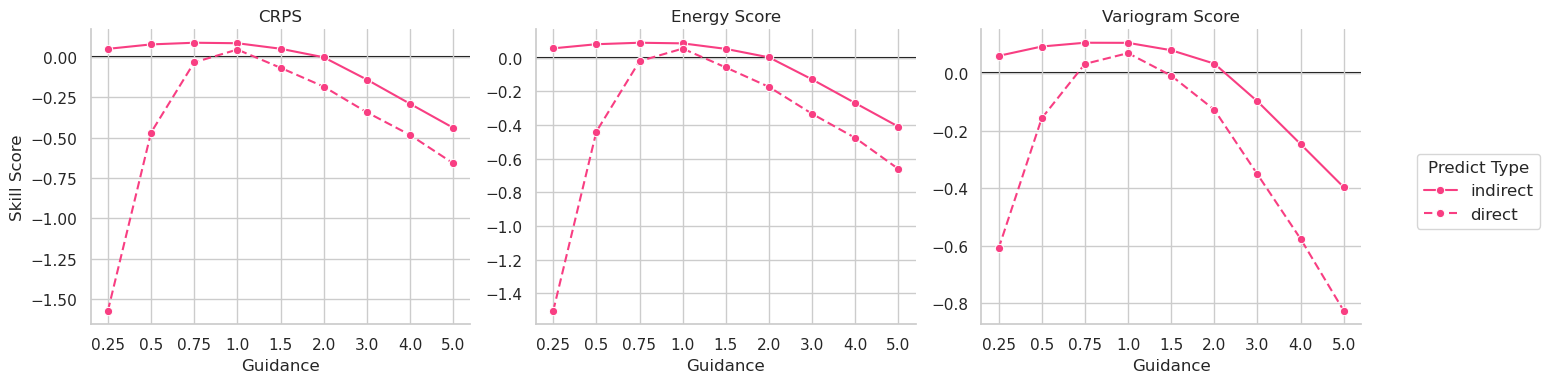
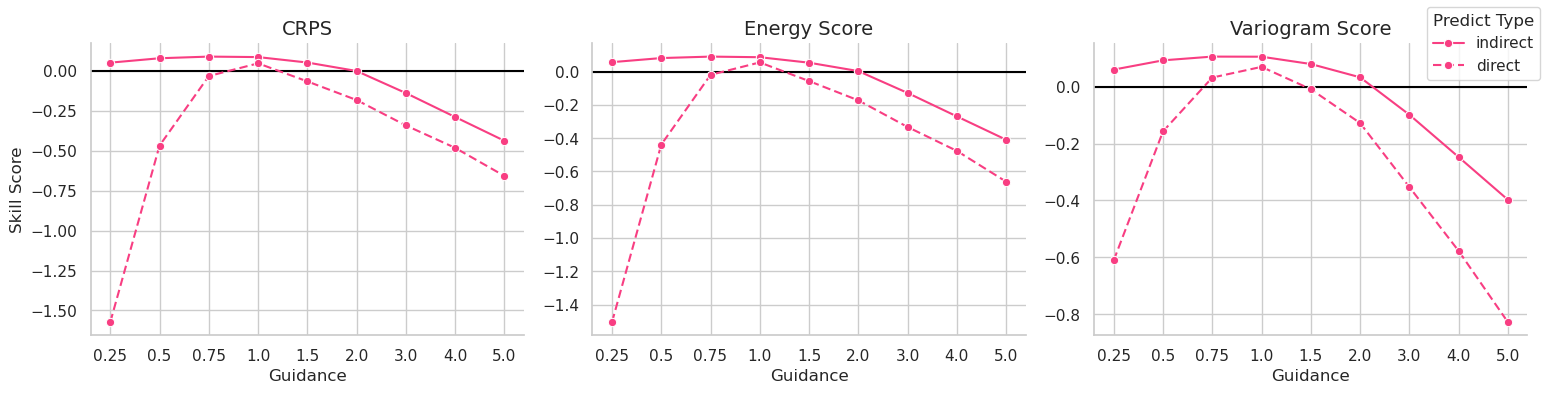
Unified diff of the notebook cell whose output changed from the first chart to the second:
--- before
+++ after
@@ -22,12 +22,13 @@
 
 for ax in g.axes.flat:
-    ax.axhline(0, color="black", linewidth=1.5, zorder=0)
+    ax.axhline(0, color="black", linewidth=1.5, zorder=1)
     # ax.ticklabel_format(style="scientific", axis="y", scilimits=(0, 0))
-    ax.set_xlabel("Guidance")
-    ax.set_title(ax.get_title().replace("score = ", ""))
+    ax.set_xlabel("Guidance", fontsize=12)
+    ax.set_title(ax.get_title().replace("score = ", ""), fontsize=14)
     if ax.get_ylabel() != "":
-        ax.set_ylabel("Skill Score")
+        ax.set_ylabel("Skill Score", fontsize=12)
 
-g.add_legend(frameon=True, title="Predict Type", fontsize=12, title_fontsize=14, loc="center right")
+g.add_legend(frameon=True, title="Predict Type", loc="upper right")
+g.figure.tight_layout()
 g.figure.savefig(
     RESULTS_DIR / "results" / "wb2" / "ablations" / "guidance_skill.pdf",

Commit: redo some pltos